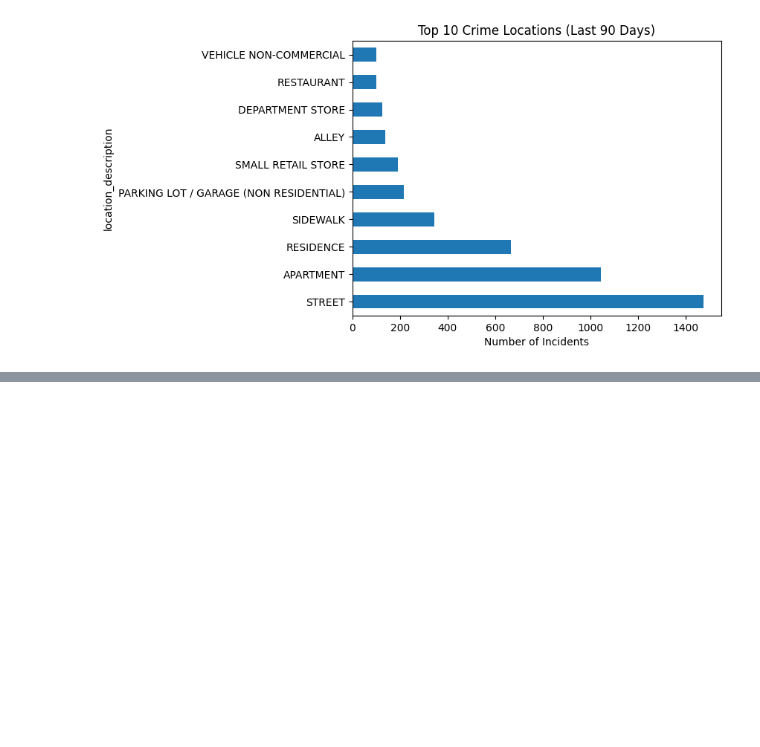
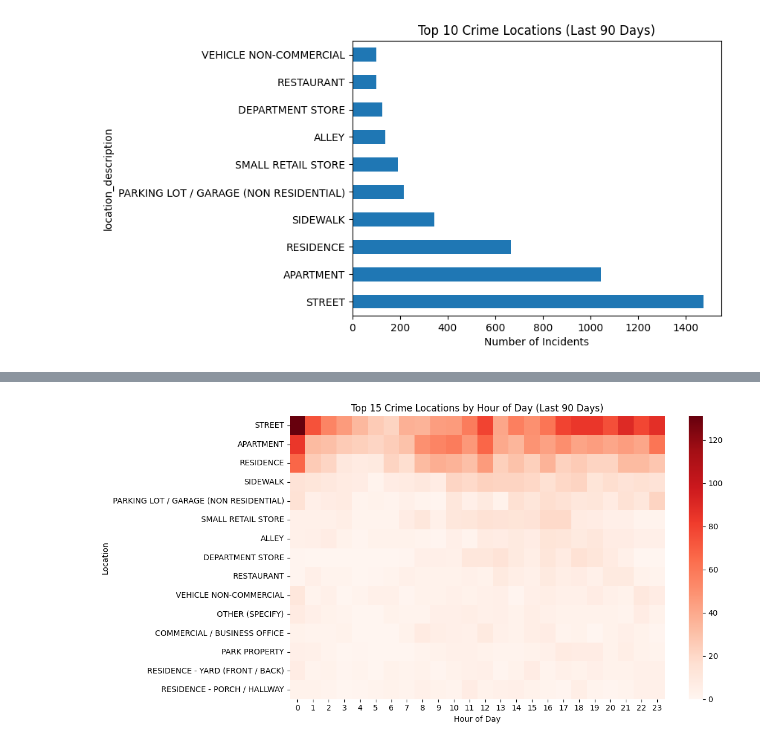
Before and after one commit to Jonah-Schwartz521/Chicago_Crime_Pipeline, a Jupyter notebook: notebooks/eda/eda.ipynb, the cells around one changed output, grey strips where cells are left out. Cells and saved outputs as stored; diff of their text form; code cells hidden in the pictures; blank space fills up the shorter version.

Commit message:
notebooks/eda: add cleaned location×hour heatmap (last 90 days, top 15 locations)

```diff
--- a/notebooks/eda/eda.ipynb
+++ b/notebooks/eda/eda.ipynb
@@ -399,0 +431,45 @@ plt.show()
+# %%
+# Top 15 locations × hour heatmap (last 90 days)
+df_loc_hour = q("""
+WITH base AS (
+    SELECT
+        COALESCE(NULLIF(location_description, ''), 'UNKNOWN') AS loc,
+        EXTRACT(HOUR FROM date)::int AS hour,
+        COUNT(*) AS n
+    FROM public_stg.stg_chicago_crimes
+    WHERE date >= NOW() - INTERVAL '90 days'
+    GROUP BY 1, 2
+),
+top_locs AS (
+    SELECT loc
+    FROM base
+    GROUP BY loc
+    ORDER BY SUM(n) DESC
+    LIMIT 15
+)
+SELECT b.loc, b.hour, b.n
+FROM base b
+JOIN top_locs t ON t.loc = b.loc
+ORDER BY b.loc, b.hour;
+""")
+
+# Pivot to matrix: rows = location, cols = hour
+pivot_loc_hour = (
+    df_loc_hour
+    .pivot(index="loc", columns="hour", values="n")
+    .reindex(columns=range(24))     # ensure 0..23 present and in order
+    .fillna(0)
+)
+
+# Sort locations by total incidents (descending)
+pivot_loc_hour = pivot_loc_hour.loc[pivot_loc_hour.sum(axis=1).sort_values(ascending=False).index]
+
+plt.figure(figsize=(12,6))
+sns.heatmap(pivot_loc_hour, cmap="Reds")
+plt.title("Top 15 Crime Locations by Hour of Day (Last 90 Days)")
+plt.xlabel("Hour of Day")
+plt.ylabel("Location")
+plt.tight_layout()
+plt.show()
+# %% [output]
+[figure, added]
```
Also changed, not shown: parts of 1 cell of this notebook.
